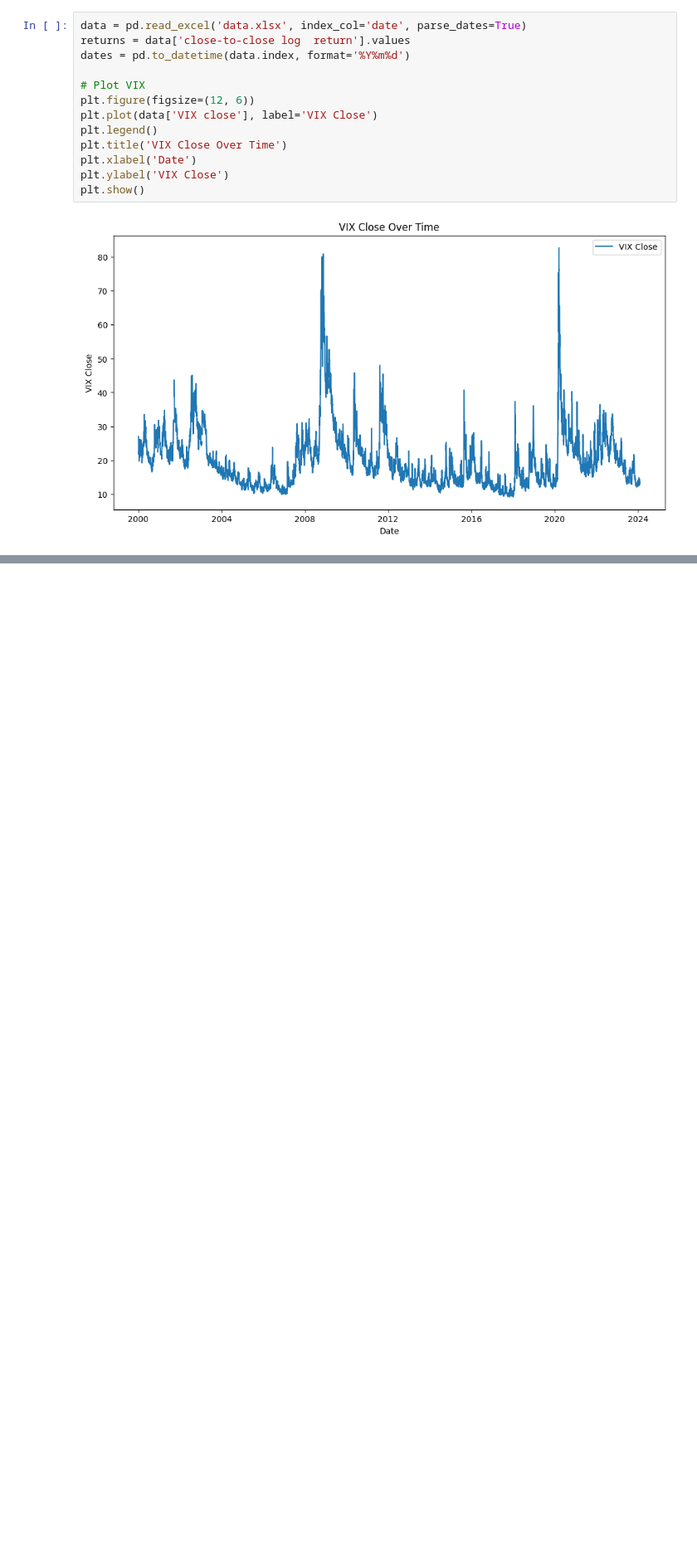
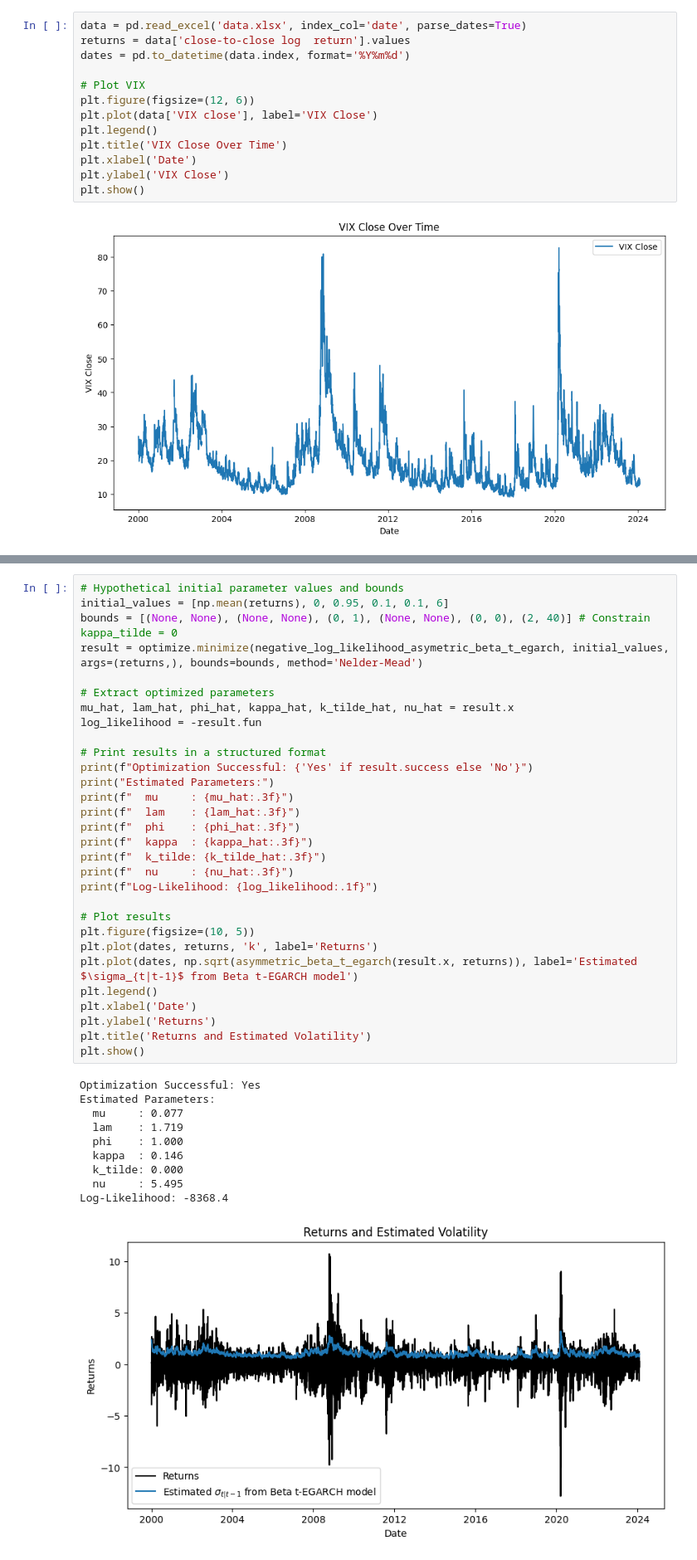
Before and after one commit to typesparky/Econometrics-Intro-Case-Seminar, a Jupyter notebook: Case2/Case 2 Code.ipynb, the cells around one changed output, grey strips where cells are left out. Shown: that part at 83% size. Cells and saved outputs as stored; diff of their text form; blank space fills up the shorter version.

```diff
--- a/Case2/Case 2 Code.ipynb
+++ b/Case2/Case 2 Code.ipynb
@@ -202,0 +205,41 @@ print(result)
+# %%
+# Hypothetical initial parameter values and bounds
+initial_values = [np.mean(returns), 0, 0.95, 0.1, 0.1, 6]
+bounds = [(None, None), (None, None), (0, 1), (None, None), (0, 0), (2, 40)] # Constrain kappa_tilde = 0
+result = optimize.minimize(negative_log_likelihood_asymetric_beta_t_egarch, initial_values, args=(returns,), bounds=bounds, method='Nelder-Mead')
+
+# Extract optimized parameters
+mu_hat, lam_hat, phi_hat, kappa_hat, k_tilde_hat, nu_hat = result.x
+log_likelihood = -result.fun
+
+# Print results in a structured format
+print(f"Optimization Successful: {'Yes' if result.success else 'No'}")
+print("Estimated Parameters:")
+print(f"  mu     : {mu_hat:.3f}")
+print(f"  lam    : {lam_hat:.3f}")
+print(f"  phi    : {phi_hat:.3f}")
+print(f"  kappa  : {kappa_hat:.3f}")
+print(f"  k_tilde: {k_tilde_hat:.3f}")
+print(f"  nu     : {nu_hat:.3f}")
+print(f"Log-Likelihood: {log_likelihood:.1f}")
+
+# Plot results
+plt.figure(figsize=(10, 5))
+plt.plot(dates, returns, 'k', label='Returns')
+plt.plot(dates, np.sqrt(asymmetric_beta_t_egarch(result.x, returns)), label='Estimated $\sigma_{t|t-1}$ from Beta t-EGARCH model')
+plt.legend()
+plt.xlabel('Date')
+plt.ylabel('Returns')
+plt.title('Returns and Estimated Volatility')
+plt.show()
+# %% [output]
+Optimization Successful: Yes
+Estimated Parameters:
+  mu     : 0.077
+  lam    : 1.719
+  phi    : 1.000
+  kappa  : 0.146
+  k_tilde: 0.000
+  nu     : 5.495
+Log-Likelihood: -8368.4
+[figure, added]
```
Also changed, not shown: parts of 4 cells of this notebook.
